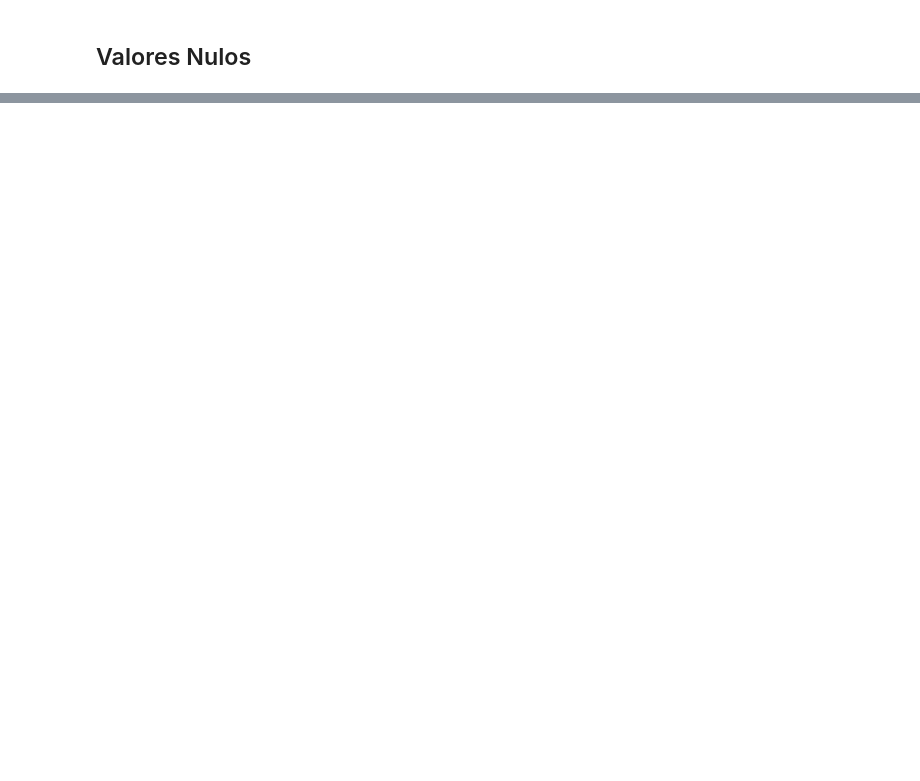
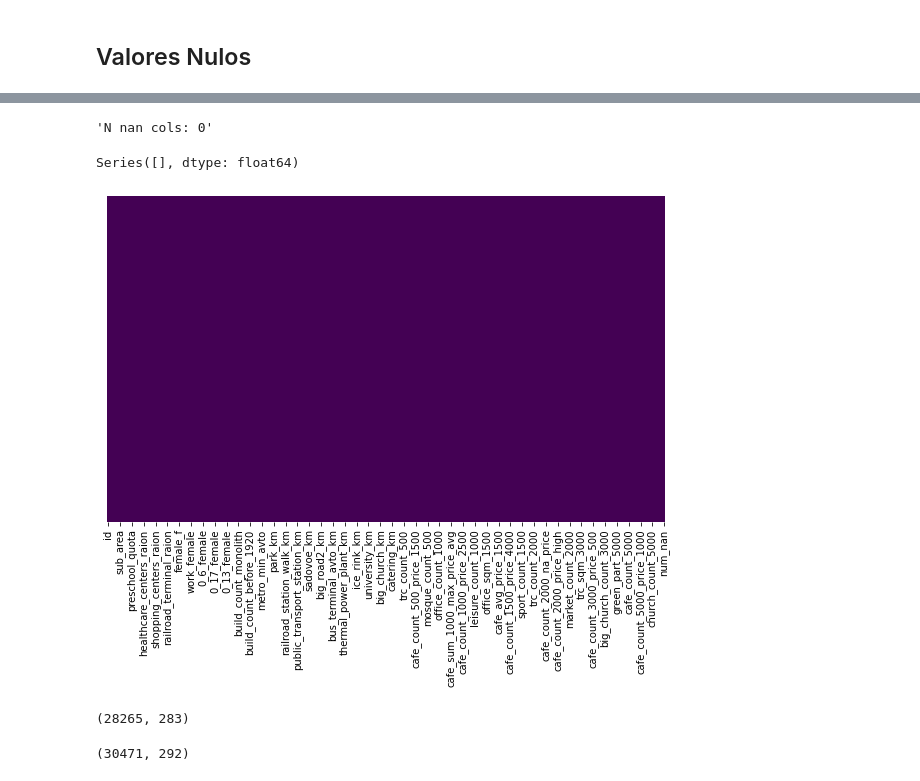
Before and after one commit to Ironhack-Data-Madrid-Agosto-2022/Apuntes-de-clase, a Jupyter notebook: semana_2/4.1 - Data Cleaning 2.ipynb, the cells around one changed output, grey strips where cells are left out. Cells and saved outputs as stored; diff of their text form; code cells hidden in the pictures; blank space fills up the shorter version.

```diff
--- a/semana_2/4.1 - Data Cleaning 2.ipynb
+++ b/semana_2/4.1 - Data Cleaning 2.ipynb
@@ -685,0 +785,15 @@ df_ori.shape
+# %%
+# vamos a crear un indicardor de nulos por fila
+
+num_nan = []
+
+for fila in df.itertuples():
+
+    check = []
+
+    for registro in fila:
+        check.append(pd.isna(registro))
+
+    num_nan.append(sum(check))
+
+num_nan[:20]
@@ -685,0 +802,2 @@ df_ori.shape
+# %%
+df_less_30['num_nan'] = [sum([pd.isna(registro) for registro in fila]) for fila in df.itertuples()]
@@ -685,0 +808,2 @@ df_ori.shape
+# %%
+df_less_30.drop(df_less_30[df_less_30.num_nan >30].index, axis=0, inplace=True)
@@ -685,0 +849,16 @@ df_ori.shape
+# %%
+df_less_30.fillna(df_less_30.median(), inplace=True)
+# %%
+check_nan(df_less_30)
+# %% [output]
+'N nan cols: 0'
+Series([], dtype: float64)
+[figure, added]
+# %%
+df_less_30.shape
+# %% [output]
+(28265, 283)
+# %%
+df_ori.shape
+# %% [output]
+(30471, 292)
```
Also changed, not shown: parts of 44 cells of this notebook.
